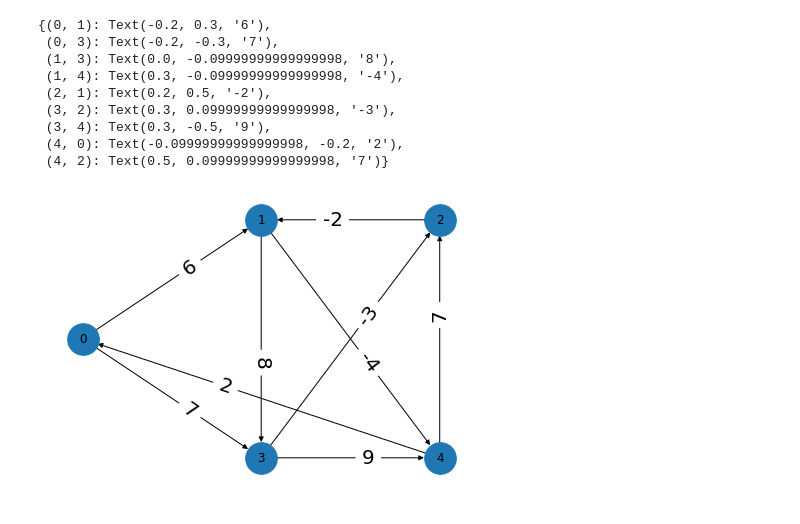
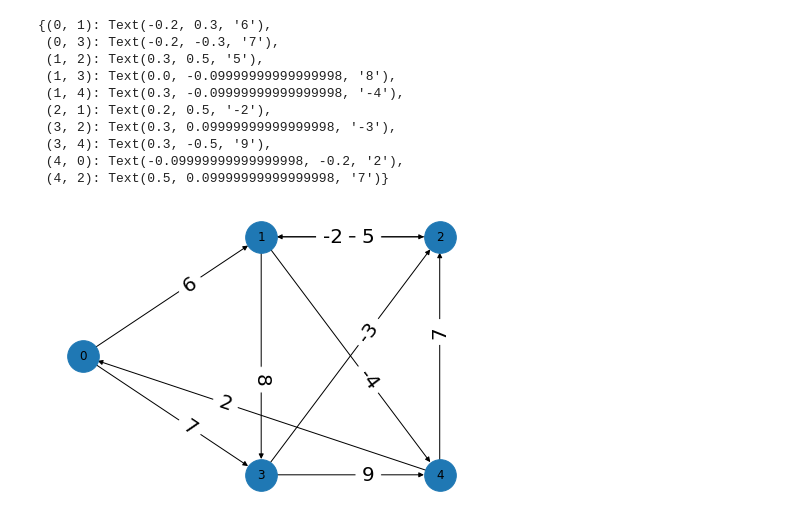
Before and after one commit to e5pe0n/algorithm-training, a Jupyter notebook: algorithm_introduction/ss24_single_source_shortest_paths/python/graph1.ipynb, the cells around one changed output. Cells and saved outputs as stored; diff of their text form; code cells hidden in the pictures.

Commit message:
Append a graph

```diff
--- a/algorithm_introduction/ss24_single_source_shortest_paths/python/graph1.ipynb
+++ b/algorithm_introduction/ss24_single_source_shortest_paths/python/graph1.ipynb
@@ -4,31 +4,32 @@ import networkx as nx
 # %%
 G = nx.DiGraph()
 G.add_nodes_from([i for i in range(5)])
 G.add_weighted_edges_from((
     (0, 1, 6), (0, 3, 7),
-    (1, 3, 8), (1, 4, -4),
+    (1, 2, 5), (1, 3, 8), (1, 4, -4),
     (2, 1, -2),
     (3, 2, -3), (3, 4, 9),
     (4, 0, 2), (4, 2, 7)
 ))
 pos = {
     0: (-0.5, 0),
     1: (0, 0.5),
     2: (0.5, 0.5),
     3: (0, -0.5),
     4: (0.5, -0.5)
 }
 labels = nx.get_edge_attributes(G, 'weight')
 nx.draw(G, pos, with_labels=True, node_size=1000)
 nx.draw_networkx_edge_labels(G, pos, edge_labels=labels, label_pos=0.4, font_size=20)
 # %% [output]
 {(0, 1): Text(-0.2, 0.3, '6'),
  (0, 3): Text(-0.2, -0.3, '7'),
+ (1, 2): Text(0.3, 0.5, '5'),
  (1, 3): Text(0.0, -0.09999999999999998, '8'),
  (1, 4): Text(0.3, -0.09999999999999998, '-4'),
  (2, 1): Text(0.2, 0.5, '-2'),
  (3, 2): Text(0.3, 0.09999999999999998, '-3'),
  (3, 4): Text(0.3, -0.5, '9'),
  (4, 0): Text(-0.09999999999999998, -0.2, '2'),
  (4, 2): Text(0.5, 0.09999999999999998, '7')}
-[figure, old version]
+[figure, new version]
```
